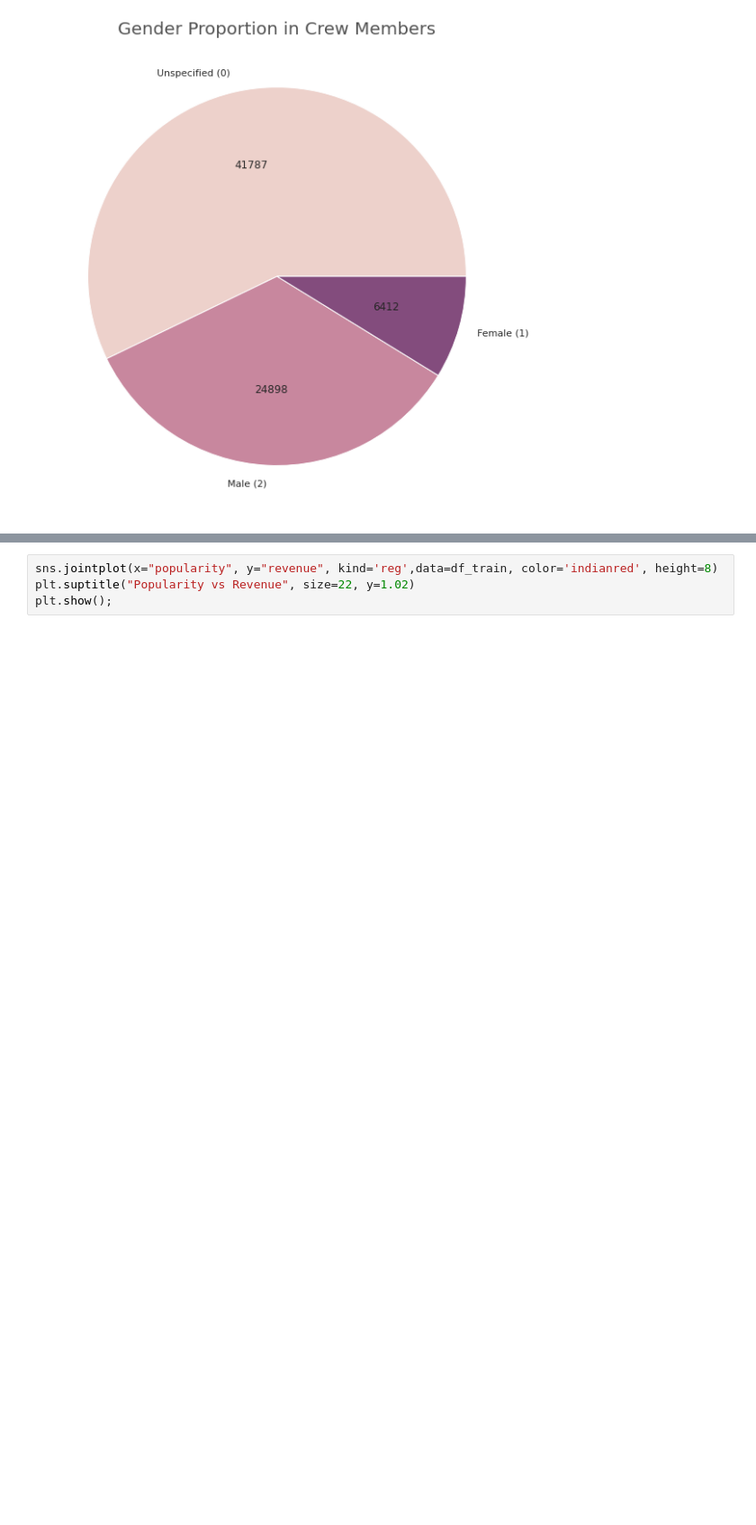
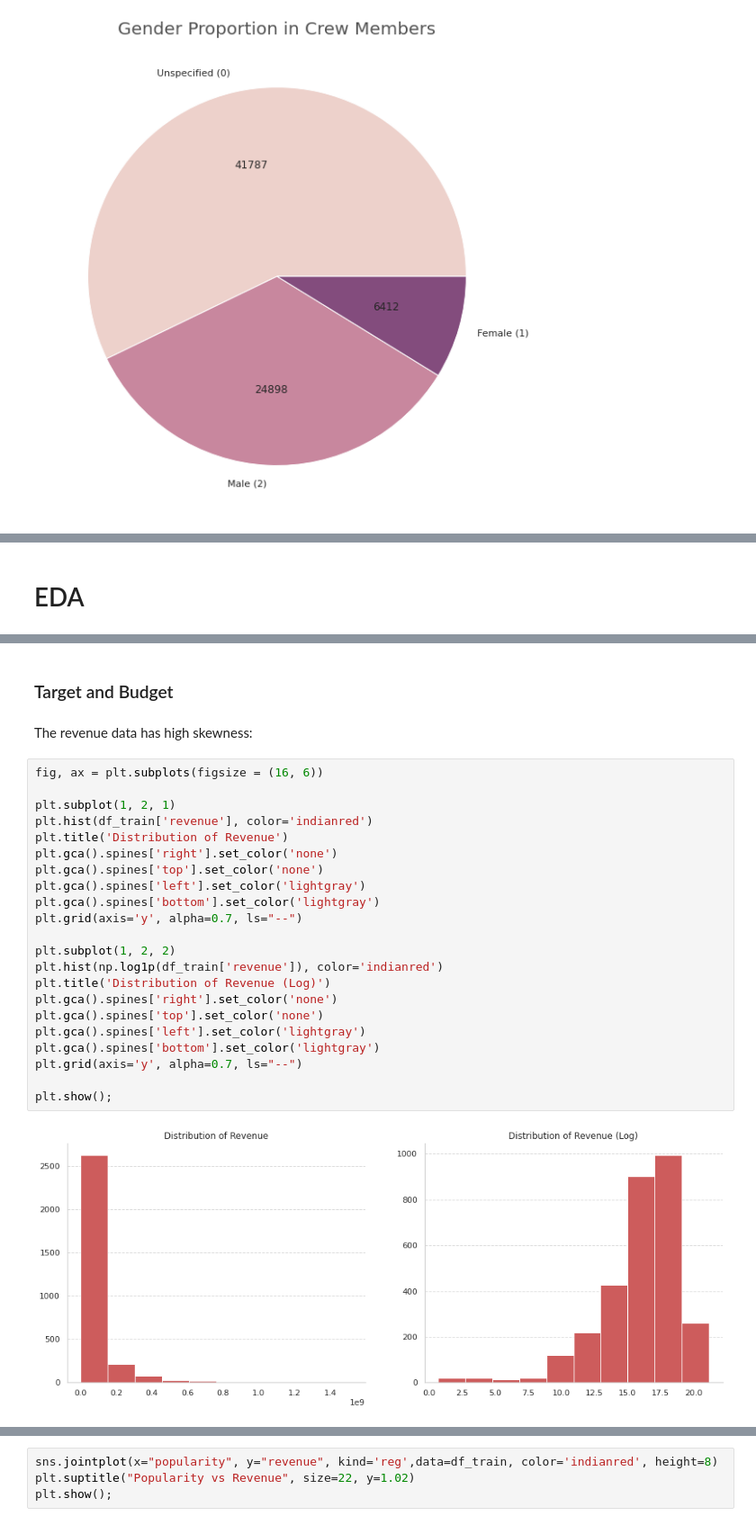
Before and after one commit to pedrohortencio/kaggle-competitions, a Jupyter notebook: TMDB/TMDB.ipynb, the cells around one changed output, grey strips where cells are left out. Shown at 90% size. Saved outputs shown, nothing was run; the diff lists cells and outputs as text; blank space fills up the shorter version.

```diff
--- a/TMDB/TMDB.ipynb
+++ b/TMDB/TMDB.ipynb
@@ -756,3 +809,5 @@ plt.show();
+# %% [markdown]
+# EDA
 # %%
 df_train.head(2)
 # %% [output]
@@ -765,3 +820,31 @@ df_test.head(2)
 |  | id | belongs_to_collection | budget | genres | homepage | imdb_id | original_language | original_title | ... |
 | 0 | 3001 | [{'id': 34055, 'name': 'Pokémon C... | 0 | [{'id': 12, 'name': 'Adventure'},... | http://www.pokemon.com/us/movies/... | tt1226251 | ja | ディアルガVSパルキアVSダークライ | ... |
 | 1 | 3002 | {} | 88000 | [{'id': 27, 'name': 'Horror'}, {'... | NaN | tt0051380 | en | Attack of the 50 Foot Woman | ... |
+# %% [markdown]
+### Target and Budget
+# %% [markdown]
+The revenue data has high skewness:
+# %%
+fig, ax = plt.subplots(figsize = (16, 6))
+
+plt.subplot(1, 2, 1)
+plt.hist(df_train['revenue'], color='indianred')
+plt.title('Distribution of Revenue')
+plt.gca().spines['right'].set_color('none')
+plt.gca().spines['top'].set_color('none')
+plt.gca().spines['left'].set_color('lightgray')
+plt.gca().spines['bottom'].set_color('lightgray')
+plt.grid(axis='y', alpha=0.7, ls="--")
+
+plt.subplot(1, 2, 2)
+plt.hist(np.log1p(df_train['revenue']), color='indianred')
+plt.title('Distribution of Revenue (Log)')
+plt.gca().spines['right'].set_color('none')
+plt.gca().spines['top'].set_color('none')
+plt.gca().spines['left'].set_color('lightgray')
+plt.gca().spines['bottom'].set_color('lightgray')
+plt.grid(axis='y', alpha=0.7, ls="--")
+
+plt.show();
+# %% [output]
+[figure, added]
```
Also changed, not shown: parts of 24 cells of this notebook.
